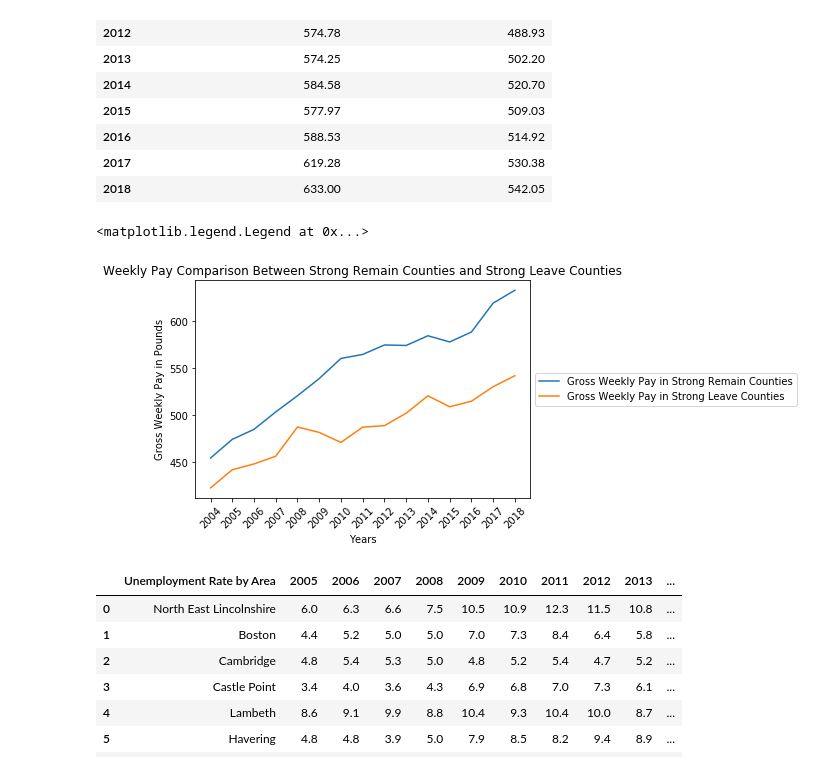
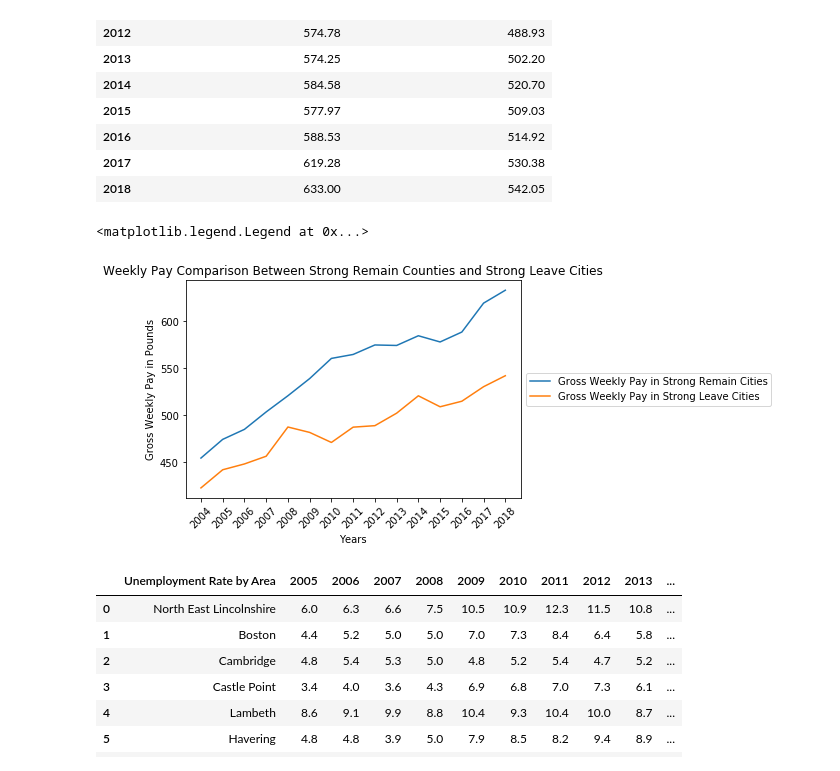
Before and after one commit to harper-data-mind/Project1, a Jupyter notebook: SOLBREXIT.ipynb, the cells around one changed output. Drawn from its saved outputs; the diff is of its cells as text; code cells hidden in the pictures.

```diff
--- a/SOLBREXIT.ipynb
+++ b/SOLBREXIT.ipynb
@@ -112,5 +112,5 @@ weeklypaycomparison_df
 # %%
-weeklypaycomparison_df= weeklypaycomparison_df.rename(columns={'index': 'Date', '0_x': 'Gross Weekly Pay in Strong Remain Counties', '0_y': 'Gross Weekly Pay in Strong Leave Counties'})
+weeklypaycomparison_df= weeklypaycomparison_df.rename(columns={'index': 'Date', '0_x': 'Gross Weekly Pay in Strong Remain Cities', '0_y': 'Gross Weekly Pay in Strong Leave Cities'})
 pd.set_option('display.precision', 2)
 # %%
 weeklypaycomparison_df
@@ -154,16 +154,16 @@ weeklypaycomparison_df
 | 2018 | 633.00 | 542.05 |
 # %%
 weeklypaycomparison_df.plot.line()
-plt.title("Weekly Pay Comparison Between Strong Remain Counties and Strong Leave Counties")
+plt.title("Weekly Pay Comparison Between Strong Remain Counties and Strong Leave Cities")
 plt.xlabel('Years')
 plt.ylabel("Gross Weekly Pay in Pounds")
 plt.tick_params(which='both', labelbottom=True, labelleft=True)
 plt.xticks(np.arange(0, 15, step=1), np.arange(2004, 2019, step=1))
 plt.xticks(rotation=45)
 plt.legend(loc='center left', bbox_to_anchor=(1, 0.5))
 # %% [output]
 <matplotlib.legend.Legend at 0x...>
-[figure, old version]
+[figure, new version]
 # %%
 unemployment_df
 # %% [output]
```
Also changed, not shown: parts of 8 cells of this notebook.
